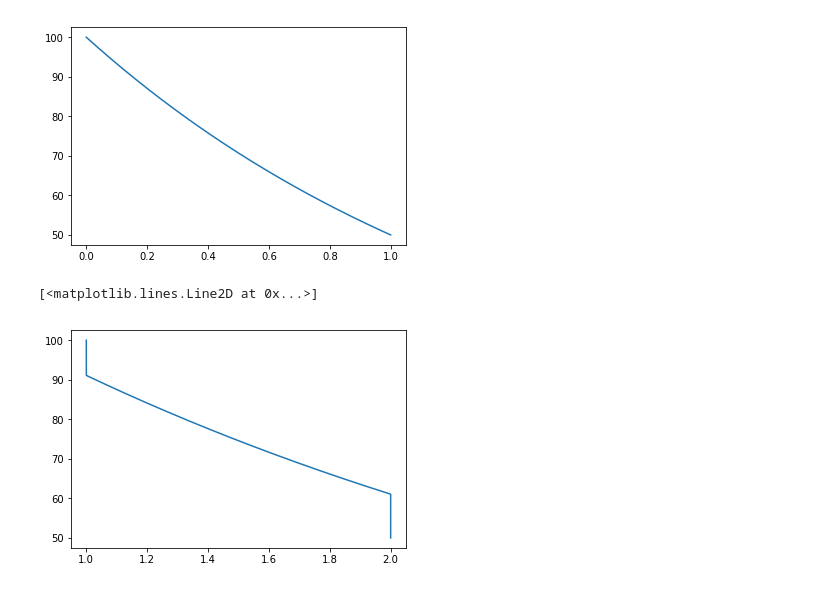
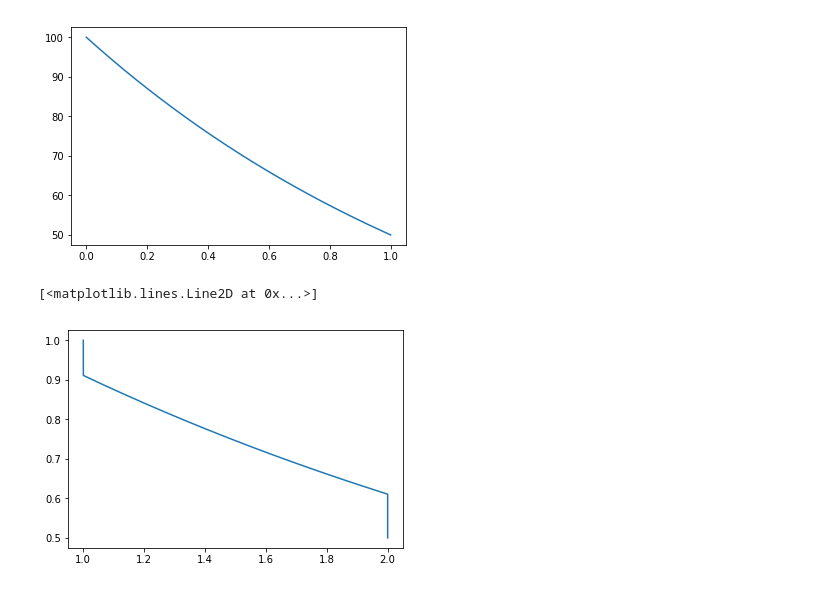
Before and after one commit to Melclic/HMG, a Jupyter notebook: webCH/libCH/population_cell_cycle.ipynb, the cells around one changed output. Cells and saved outputs as stored; diff of their text form; code cells hidden in the pictures.

```diff
--- a/webCH/libCH/population_cell_cycle.ipynb
+++ b/webCH/libCH/population_cell_cycle.ipynb
@@ -203,7 +203,7 @@ np.log(2)/0.2
 # %%
 #total cell volume = 3.6 uL*OD-1*mL-1
 
-gr_h = 0.6
+gr_h = 2.2
 C = 40.0
 D = 20.0
 
@@ -231,3 +231,10 @@ for i in age_array:
     results = [i for i in results]
     physical_volume.append(theoretical_cell_volume_adjustment*results[0])
     Ga.append(results[2])
+
+#Volkmer cell concentration
+cell_volume = -0.53*gr_h**2.0 + 2.41*gr_h + 1.62
+#cell_concentration --> mL**-1 * OD**-1
+population_cell_concentration = (3.6*10.0**9.0)/cell_volume
+print('Old: 8 * 10^8 * mL-1 * OD-1 ')
+print('New: '+str(population_cell_concentration/10**8)+' * 10^8 * mL-1 * OD-1')
@@ -237,7 +298,8 @@ plt.plot(age_array, [(i/max(weights))*100.0 for i in weights])
 [<matplotlib.lines.Line2D at 0x...>]
 [figure]
 # %%
-plt.plot(Ga, [(i/max(weights))*100.0 for i in weights])
+#plt.plot(Ga, [(i/max(weights))*100.0 for i in weights])
+plt.plot(Ga, [i/max(weights) for i in weights])
 # %% [output]
 [<matplotlib.lines.Line2D at 0x...>]
-[figure, old version]
+[figure, new version]
```
Also changed, not shown: parts of 5 cells of this notebook.
